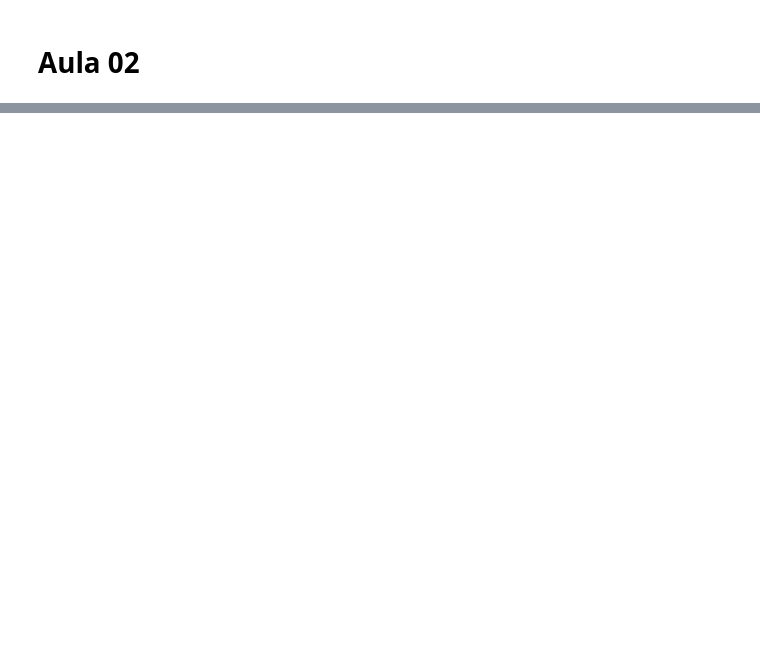
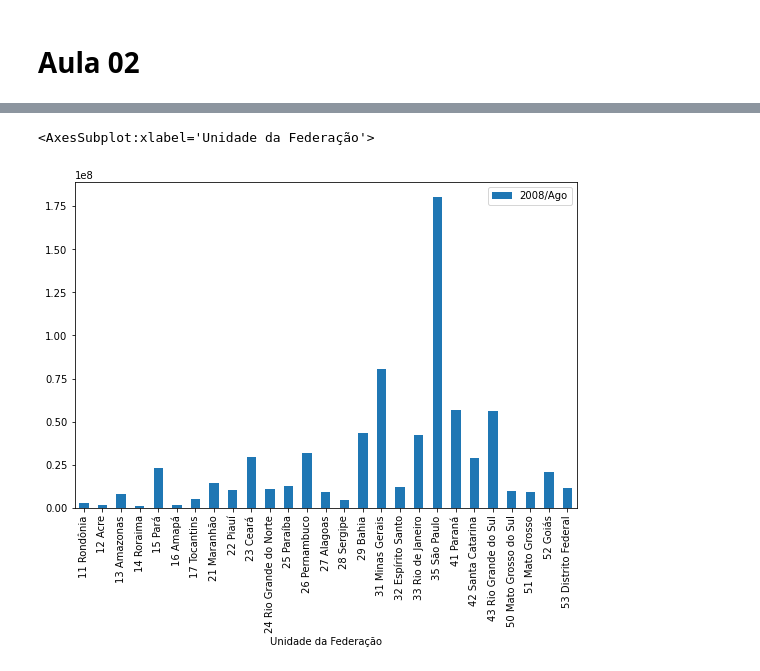
Before and after one commit to iplusl/Bootcamp_Data_Science, a Jupyter notebook: Modulo1/notebooks/Modulo1.ipynb, the cells around one changed output, grey strips where cells are left out. Saved outputs shown, nothing was run; the diff lists cells and outputs as text; code cells hidden in the pictures; blank space fills up the shorter version.

```diff
--- a/Modulo1/notebooks/Modulo1.ipynb
+++ b/Modulo1/notebooks/Modulo1.ipynb
@@ -164,0 +283,6 @@ plt.show()
+# %%
+dados_aula2.plot(x="Unidade da Federação", y="2008/Ago",
+           kind="bar", figsize=(9,6))
+# %% [output]
+<AxesSubplot:xlabel='Unidade da Federação'>
+[figure, added]
```
Also changed, not shown: parts of 36 cells of this notebook, 1 other file.
